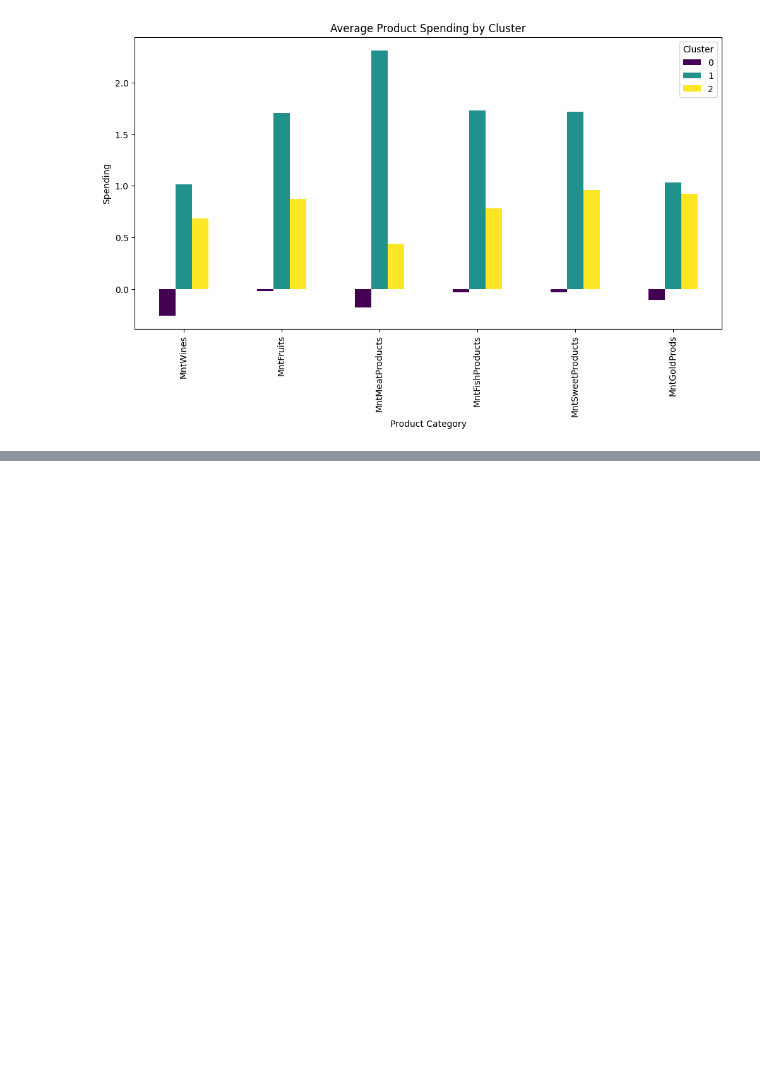
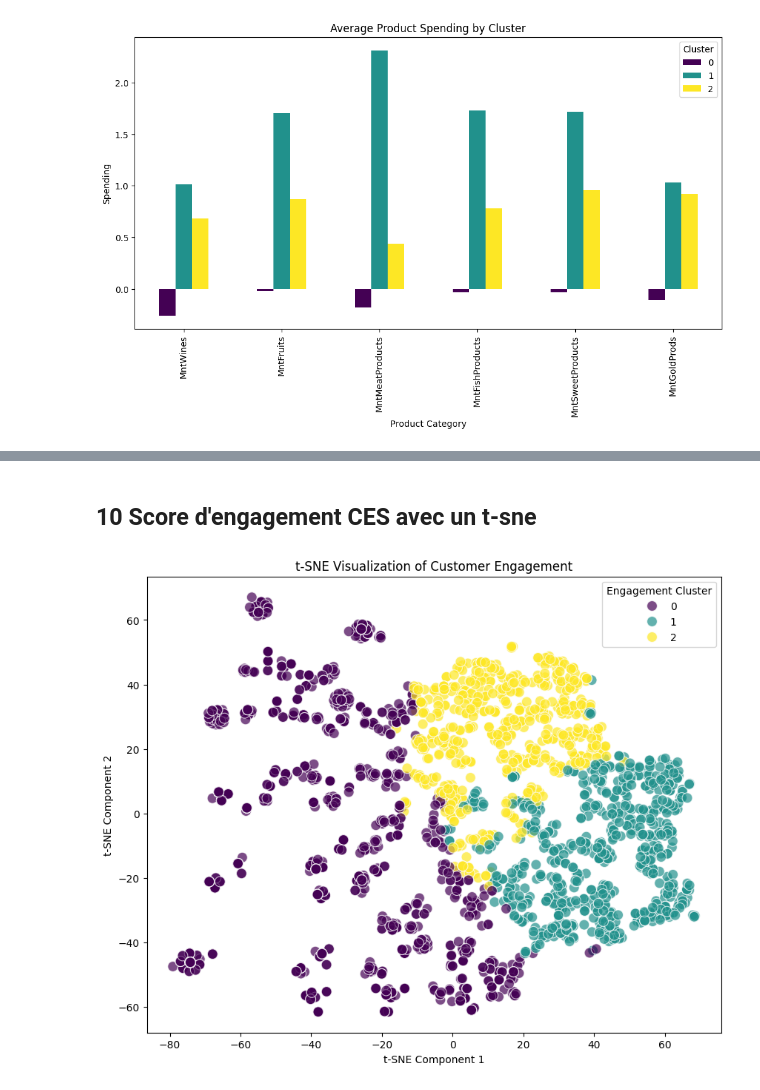
Before and after one commit to Jmuhleman/BUI_2024, a Jupyter notebook: projet/exploration.ipynb, the cells around one changed output, grey strips where cells are left out. Saved outputs shown, nothing was run; the diff lists cells and outputs as text; code cells hidden in the pictures; blank space fills up the shorter version.

Commit message:
add tsne

```diff
--- a/projet/exploration.ipynb
+++ b/projet/exploration.ipynb
@@ -490,0 +612,33 @@ Confusion Matrix:
+# %% [markdown]
+## 10 Score d'engagement CES avec un t-sne
+# %%
+from sklearn.preprocessing import StandardScaler
+from sklearn.manifold import TSNE
+import matplotlib.pyplot as plt
+import seaborn as sns
+
+# Select relevant engagement features from the dataset
+engagement_features = final_df[['NumWebPurchases', 'NumCatalogPurchases', 'NumStorePurchases', 'NumWebVisitsMonth']]
+
+# Standardize the engagement features
+scaler = StandardScaler()
+engagement_scaled = scaler.fit_transform(engagement_features)
+
+# Apply t-SNE for dimensionality reduction to 2D
+tsne = TSNE(n_components=2, random_state=42)
+engagement_tsne = tsne.fit_transform(engagement_scaled)
+
+# Create new columns for t-SNE coordinates
+final_df['TSNE1'] = engagement_tsne[:, 0]
+final_df['TSNE2'] = engagement_tsne[:, 1]
+
+# Visualize the t-SNE results
+plt.figure(figsize=(10, 8))
+sns.scatterplot(x='TSNE1', y='TSNE2', hue='EngagementCluster', data=final_df, palette='viridis', s=100, alpha=0.7)
+plt.title('t-SNE Visualization of Customer Engagement')
+plt.xlabel('t-SNE Component 1')
+plt.ylabel('t-SNE Component 2')
+plt.legend(title='Engagement Cluster')
+plt.show()
+# %% [output]
+[figure, added]
```
Also changed, not shown: parts of 20 cells of this notebook.
